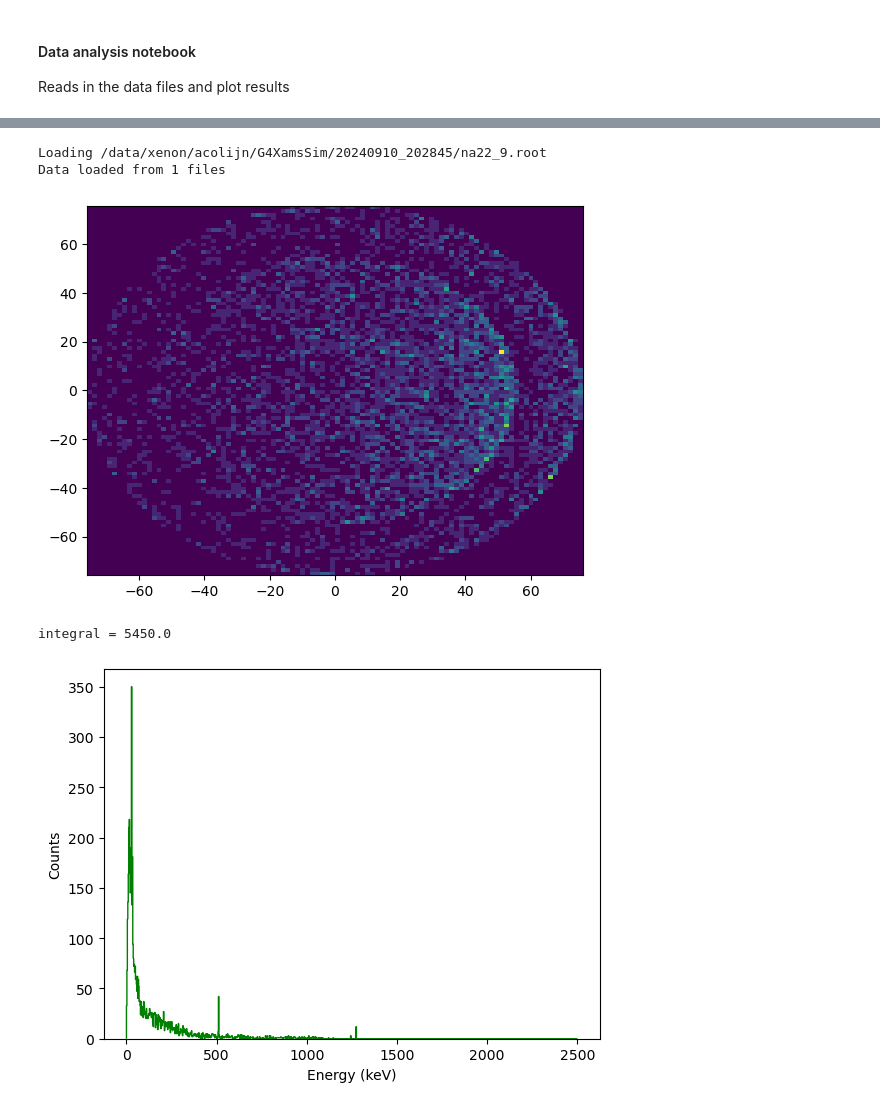
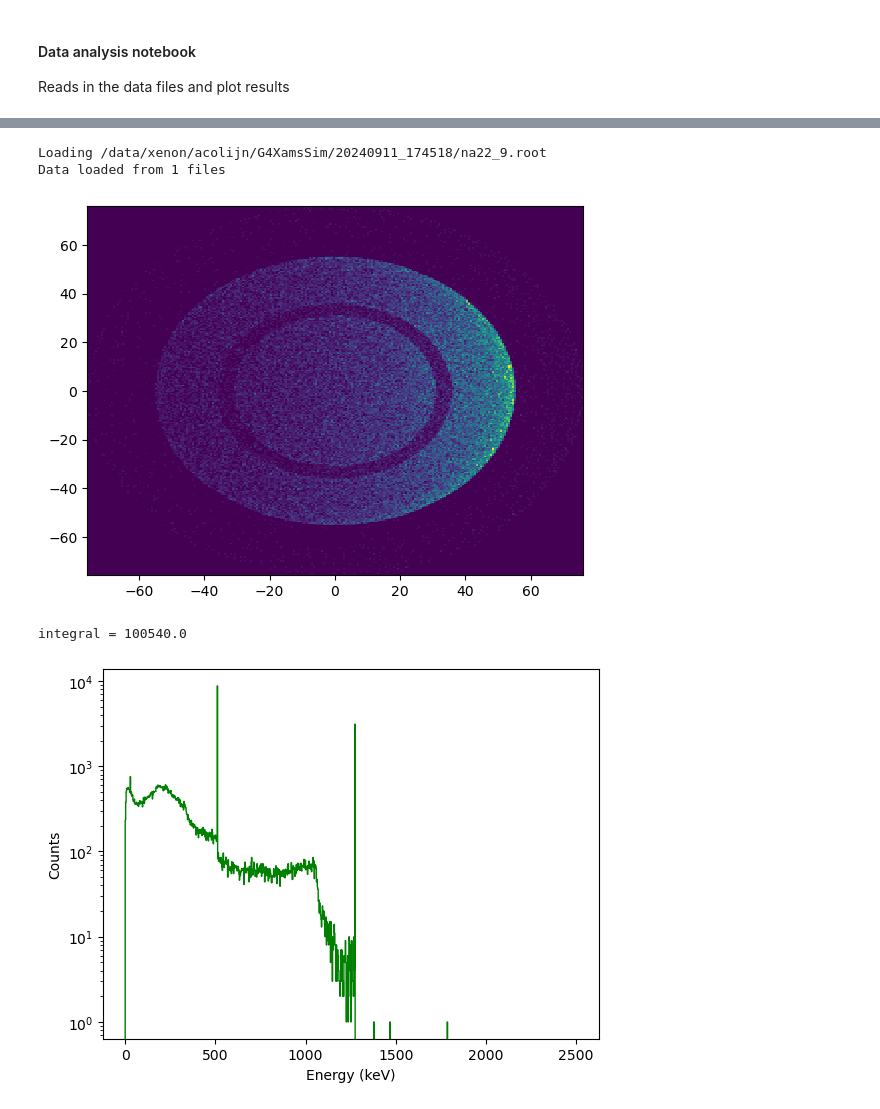
Before and after one commit to acolijn/G4XamsSim, a Jupyter notebook: analysis/analysis.ipynb, the cells around one changed output, grey strips where cells are left out. Drawn from its saved outputs; the diff is of its cells as text; code cells hidden in the pictures.

```diff
--- a/analysis/analysis.ipynb
+++ b/analysis/analysis.ipynb
@@ -19,27 +19,27 @@ display(manager.display_all_runs(include_deleted=False))
 gxe = 0 # gaseous xenon
 lxe = 1 # liquid xenon
 
-cut = lambda data: (data['ndet'][:,lxe] > 0 ) & (data['ndet'][:,gxe] > 0)
+cut = lambda data: (data['ndet'][:,lxe] > 0 ) & (data['ndet'][:,gxe] > -1)
 # additional cuts on the clusters
 #cut_hit = lambda data: (data['r'] < 35.) & (data['zh'] < 0.) & (data['zh']>-60.) & (data['eh'] > 0.)
 cut_hit = lambda data: (data['eh'] > 0.)
 
-std = Geant4Analyzer("run_02", first_only=True)
+std = Geant4Analyzer("run_01", first_only=True)
 std.preprocess_data(cut=cut, cut_hit=cut_hit)
 # %% [output]
-Loading /data/xenon/acolijn/G4XamsSim/20240910_202845/na22_9.root
+Loading /data/xenon/acolijn/G4XamsSim/20240911_174518/na22_9.root
 Data loaded from 1 files
 # %%
-h = plt.hist2d(std.data['xh'], std.data['yh'], bins=100)
+h = plt.hist2d(std.data['xh'], std.data['yh'], bins=250)
 # %% [output]
-[figure, old version]
+[figure, new version]
 # %%
 ax = std.plot_histogram("eh", bins=1000, range=(0, 2500), show=False)
-ax.set_yscale('linear')
+ax.set_yscale('log')
 plt.show()
 # %% [output]
-integral = 5450.0
+integral = 100540.0
-[figure, old version]
+[figure, new version]
 # %%
 h2 = plt.hist2d(std.data['xh'][std.data['id']==1], std.data['yh'][std.data['id']==1], bins=100, range=((-100, 100), (-100, 100)))
 plt.xlabel("r (mm)")
```
Also changed, not shown: parts of 5 cells of this notebook, 5 other files.
